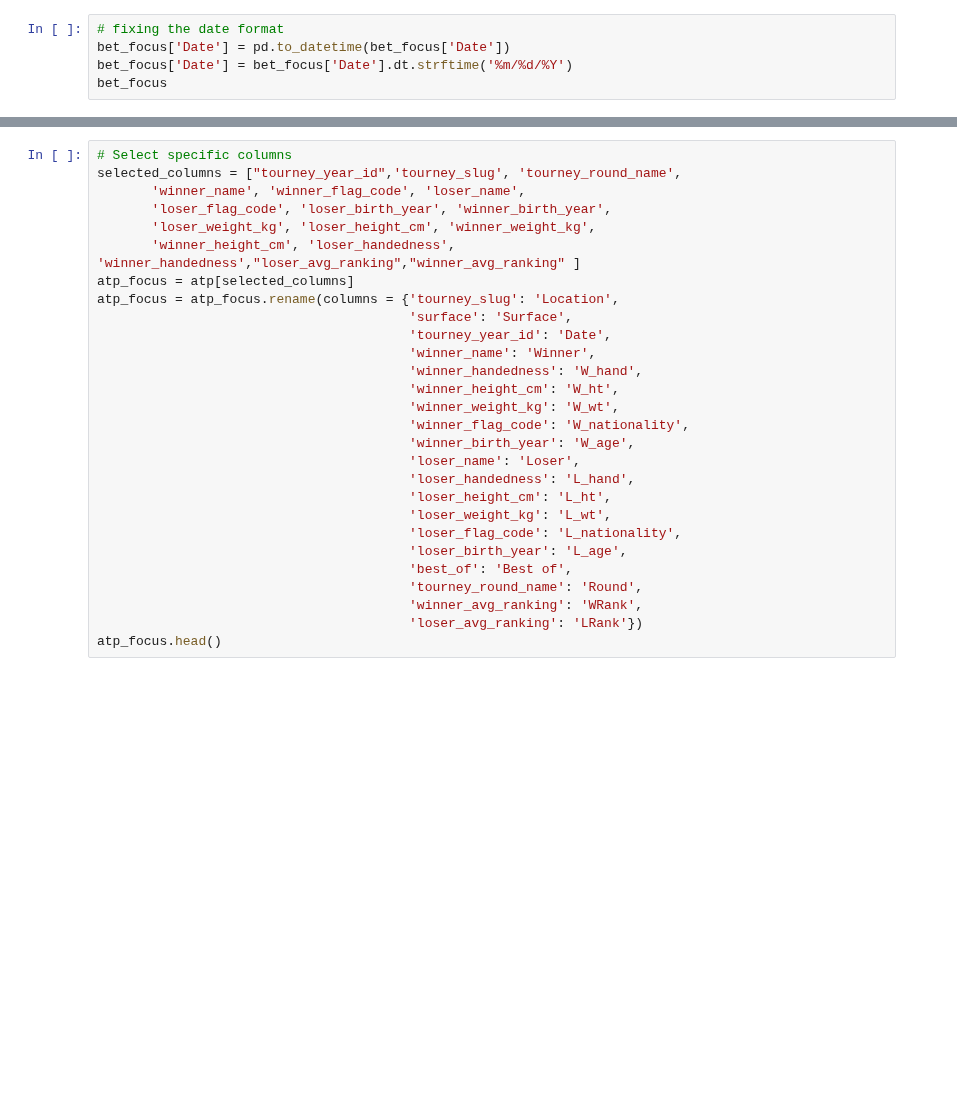
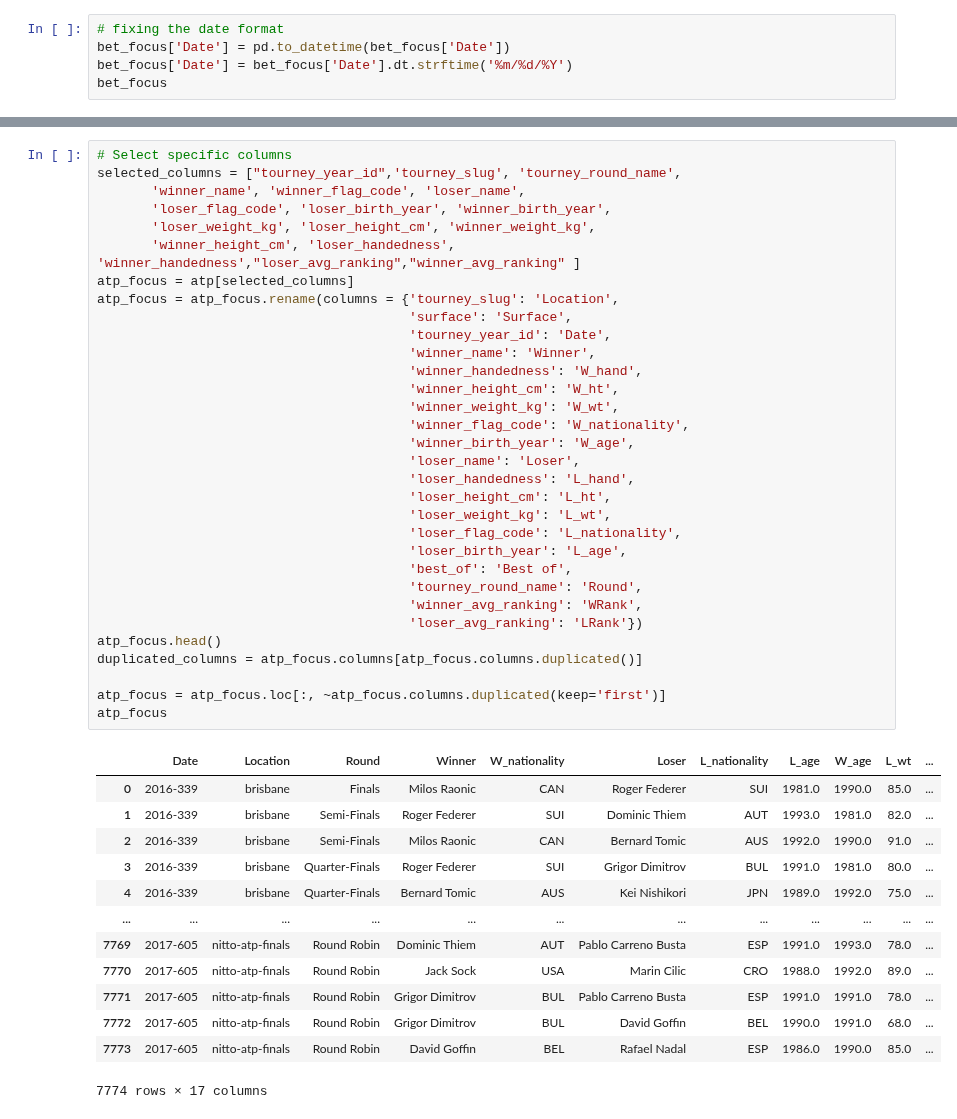
Before and after one commit to Farnaaaz/TenniMatchPrediction, a Jupyter notebook: Cleaned and Compiled Data from 3 dataframes.ipynb, the cells around one changed output, grey strips where cells are left out. Drawn from its saved outputs; the diff is of its cells as text; blank space fills up the shorter version.

```diff
--- a/Cleaned and Compiled Data from 3 dataframes.ipynb
+++ b/Cleaned and Compiled Data from 3 dataframes.ipynb
@@ -382,31 +431,49 @@ kag_focus.head()
 # %%
 # Select specific columns
 selected_columns = ["tourney_year_id",'tourney_slug', 'tourney_round_name',
        'winner_name', 'winner_flag_code', 'loser_name',
        'loser_flag_code', 'loser_birth_year', 'winner_birth_year',
        'loser_weight_kg', 'loser_height_cm', 'winner_weight_kg',
        'winner_height_cm', 'loser_handedness', 'winner_handedness',"loser_avg_ranking","winner_avg_ranking" ]
 atp_focus = atp[selected_columns]
 atp_focus = atp_focus.rename(columns = {'tourney_slug': 'Location',
                                         'surface': 'Surface',
                                         'tourney_year_id': 'Date',
                                         'winner_name': 'Winner',
                                         'winner_handedness': 'W_hand',
                                         'winner_height_cm': 'W_ht',
                                         'winner_weight_kg': 'W_wt',
                                         'winner_flag_code': 'W_nationality',
                                         'winner_birth_year': 'W_age',
                                         'loser_name': 'Loser',
                                         'loser_handedness': 'L_hand',
                                         'loser_height_cm': 'L_ht',
                                         'loser_weight_kg': 'L_wt',
                                         'loser_flag_code': 'L_nationality',
                                         'loser_birth_year': 'L_age',
                                         'best_of': 'Best of',
                                         'tourney_round_name': 'Round',
                                         'winner_avg_ranking': 'WRank',
                                         'loser_avg_ranking': 'LRank'})
 atp_focus.head()
+duplicated_columns = atp_focus.columns[atp_focus.columns.duplicated()]
+
+atp_focus = atp_focus.loc[:, ~atp_focus.columns.duplicated(keep='first')]
+atp_focus
+# %% [output]
+|  | Date | Location | Round | Winner | W_nationality | Loser | L_nationality | L_age | W_age | L_wt | ... |
+| 0 | 2016-339 | brisbane | Finals | Milos Raonic | CAN | Roger Federer | SUI | 1981.0 | 1990.0 | 85.0 | ... |
+| 1 | 2016-339 | brisbane | Semi-Finals | Roger Federer | SUI | Dominic Thiem | AUT | 1993.0 | 1981.0 | 82.0 | ... |
+| 2 | 2016-339 | brisbane | Semi-Finals | Milos Raonic | CAN | Bernard Tomic | AUS | 1992.0 | 1990.0 | 91.0 | ... |
+| 3 | 2016-339 | brisbane | Quarter-Finals | Roger Federer | SUI | Grigor Dimitrov | BUL | 1991.0 | 1981.0 | 80.0 | ... |
+| 4 | 2016-339 | brisbane | Quarter-Finals | Bernard Tomic | AUS | Kei Nishikori | JPN | 1989.0 | 1992.0 | 75.0 | ... |
+| ... | ... | ... | ... | ... | ... | ... | ... | ... | ... | ... | ... |
+| 7769 | 2017-605 | nitto-atp-finals | Round Robin | Dominic Thiem | AUT | Pablo Carreno Busta | ESP | 1991.0 | 1993.0 | 78.0 | ... |
+| 7770 | 2017-605 | nitto-atp-finals | Round Robin | Jack Sock | USA | Marin Cilic | CRO | 1988.0 | 1992.0 | 89.0 | ... |
+| 7771 | 2017-605 | nitto-atp-finals | Round Robin | Grigor Dimitrov | BUL | Pablo Carreno Busta | ESP | 1991.0 | 1991.0 | 78.0 | ... |
+| 7772 | 2017-605 | nitto-atp-finals | Round Robin | Grigor Dimitrov | BUL | David Goffin | BEL | 1990.0 | 1991.0 | 68.0 | ... |
+| 7773 | 2017-605 | nitto-atp-finals | Round Robin | David Goffin | BEL | Rafael Nadal | ESP | 1986.0 | 1990.0 | 85.0 | ... |
+7774 rows × 17 columns
 # %%
 # simplifying the date to just the year for ATP since there is no exact date
 for i in range(2016,2018):
```
Also changed, not shown: parts of 18 cells of this notebook, 1 other file.
